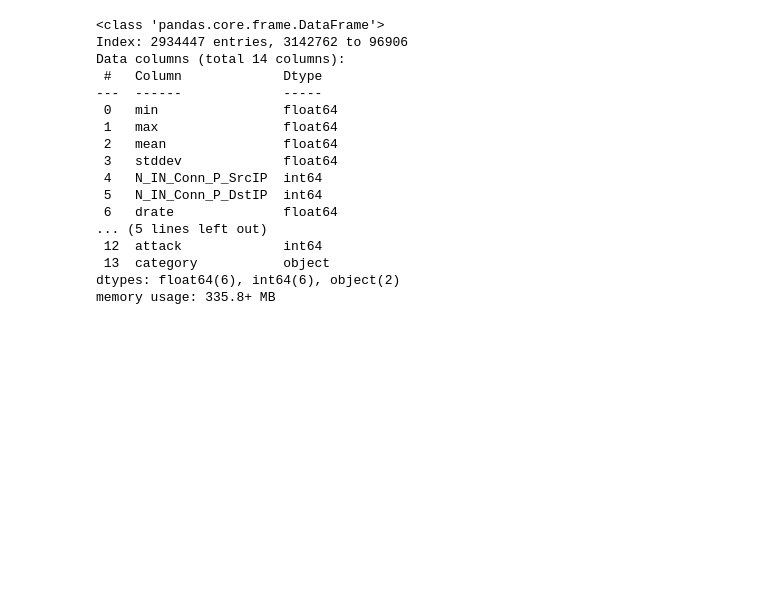
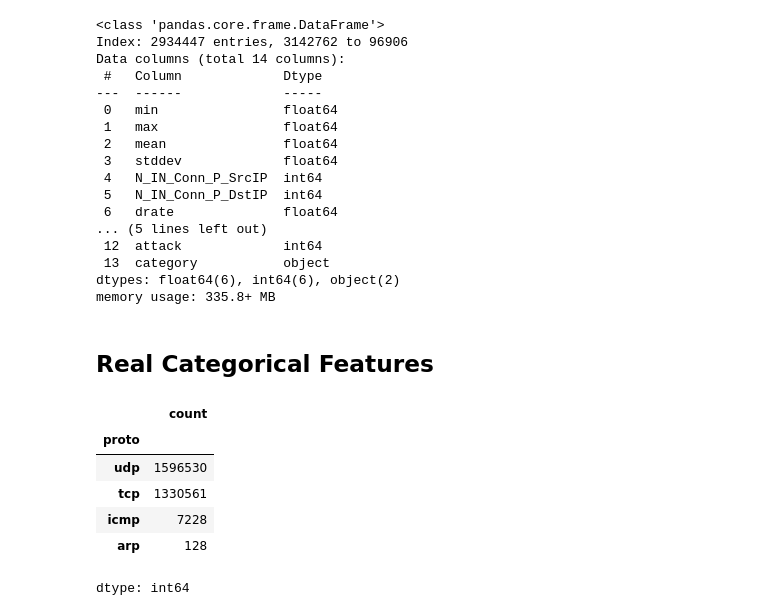
Before and after one commit to merzouka/bds.ml, a Jupyter notebook: eda/eda.ipynb, the cells around one changed output. Drawn from its saved outputs; the diff is of its cells as text; code cells hidden in the pictures; blank space fills up the shorter version.

```diff
--- a/eda/eda.ipynb
+++ b/eda/eda.ipynb
@@ -557,3 +554,15 @@ Data columns (total 14 columns):
  13  category           object
 dtypes: float64(6), int64(6), object(2)
 memory usage: 335.8+ MB
+# %% [markdown]
+## Real Categorical Features
+# %%
+training['proto'].value_counts()
+# %% [output]
+|  | count |
+| proto |  |
+| udp | 1596530 |
+| tcp | 1330561 |
+| icmp | 7228 |
+| arp | 128 |
+dtype: int64
```
Also changed, not shown: parts of 14 cells of this notebook.
